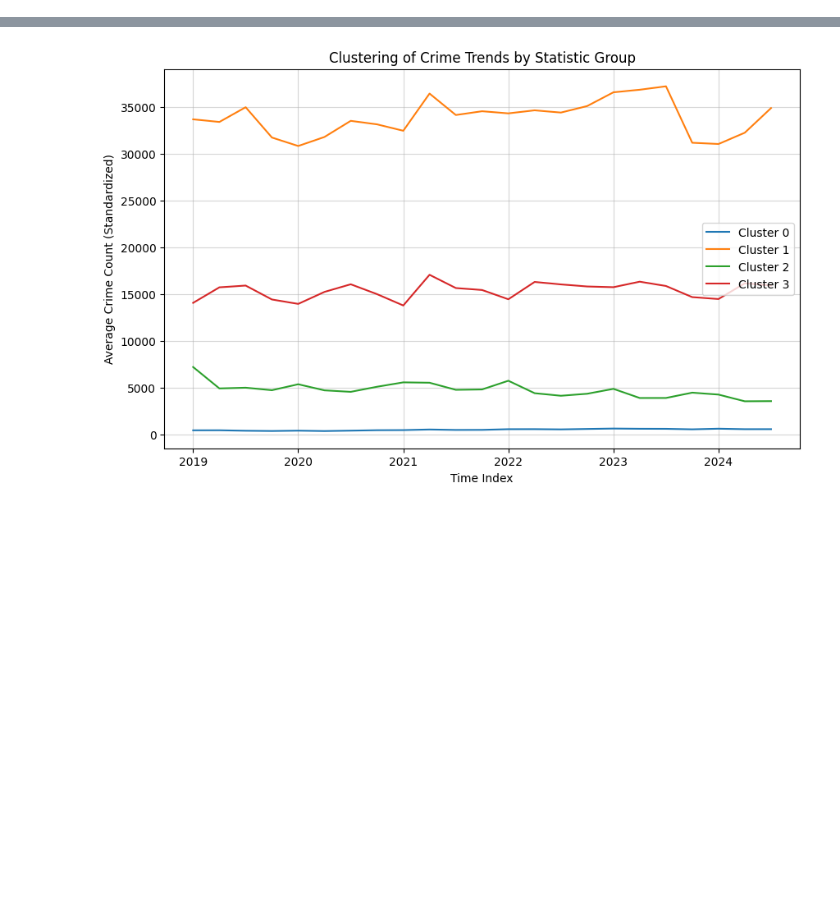
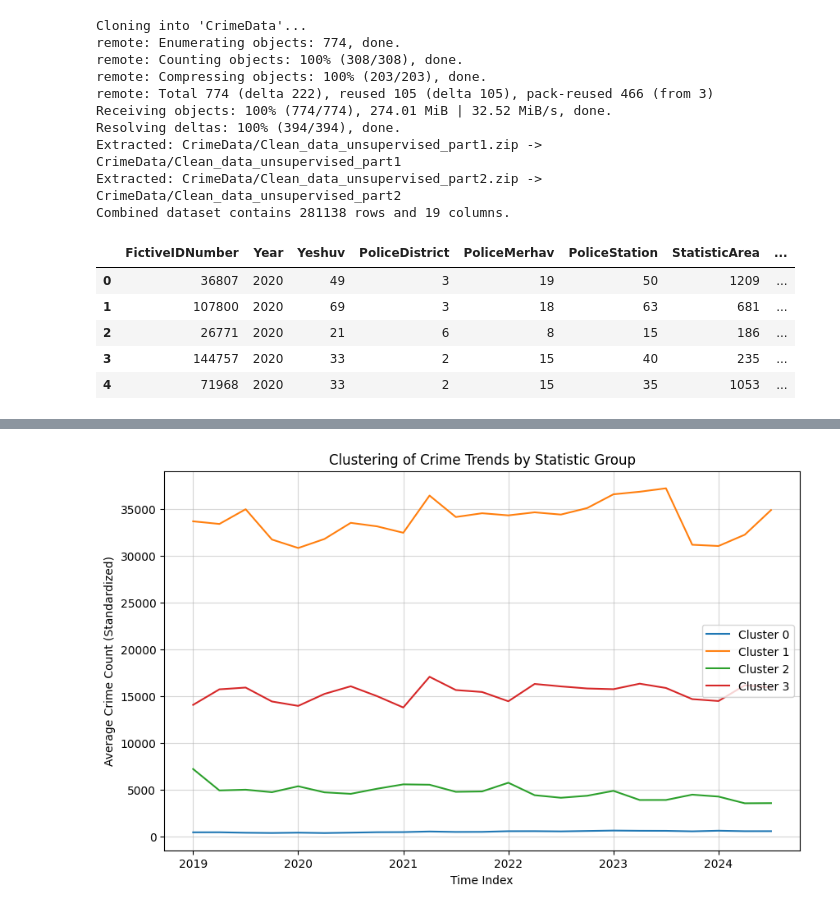
Before and after one commit to orifelszer/CrimeData, a Jupyter notebook: Clustering.ipynb, the cells around one changed output, grey strips where cells are left out. Saved outputs shown, nothing was run; the diff lists cells and outputs as text; code cells hidden in the pictures; blank space fills up the shorter version.

```diff
--- a/Clustering.ipynb
+++ b/Clustering.ipynb
@@ -104,0 +10,69 @@ crime_pivot_scaled = scaler.fit_transform(crime_pivot)
+# %%
+import os
+import zipfile
+
+# הורדת הנתונים מה-GitHub
+!git clone https://github.com/orifelszer/CrimeData.git
+
+# הגדרת התיקייה לאחר ההורדה
+zip_folder = 'CrimeData'
+
+# הגדרת נתיבים ישירים לשני הקבצים
+zip_files = [
+    os.path.join(zip_folder, 'Clean_data_unsupervised_part1.zip'),
+    os.path.join(zip_folder, 'Clean_data_unsupervised_part2.zip')
+]
+
+# רשימה לשמירת נתיבי הקבצים שנפרסו
+extracted_folders = []
+
+# פריסת קבצי ה-ZIP
+for zip_file in zip_files:
+    extract_path = zip_file.replace('.zip', '')  # יצירת שם תיקייה לפי שם הקובץ
+
+    # בדיקה אם הקובץ קיים
+    if os.path.exists(zip_file):
+        # בדיקה אם התיקייה כבר נפרסה
+        if not os.path.exists(extract_path):
+            with zipfile.ZipFile(zip_file, 'r') as zip_ref:
+                zip_ref.extractall(extract_path)
+            print(f"Extracted: {zip_file} -> {extract_path}")
+        else:
+            print(f"Skipped: {zip_file} (Already extracted)")
+    else:
+        print(f"File not found: {zip_file}")
+
+    extracted_folders.append(extract_path)
+
+# איחוד קבצי CSV שפורסו
+dataframes = []
+
+for folder in extracted_folders:
+    for file_name in os.listdir(folder):
+        file_path = os.path.join(folder, file_name)
+        if file_name.endswith('.csv'):
+            df_temp = pd.read_csv(file_path)
+            dataframes.append(df_temp)
+
+# איחוד כל הנתונים למסגרת נתונים אחת
+combined_df = pd.concat(dataframes, ignore_index=True)
+
+# הצגת מסגרת הנתונים המאוחדת
+print(f"Combined dataset contains {combined_df.shape[0]} rows and {combined_df.shape[1]} columns.")
+# %% [output]
+Cloning into 'CrimeData'...
+remote: Enumerating objects: 774, done.
+remote: Counting objects: 100% (308/308), done.
+remote: Compressing objects: 100% (203/203), done.
+remote: Total 774 (delta 222), reused 105 (delta 105), pack-reused 466 (from 3)
+Receiving objects: 100% (774/774), 274.01 MiB | 32.52 MiB/s, done.
+Resolving deltas: 100% (394/394), done.
+Extracted: CrimeData/Clean_data_unsupervised_part1.zip -> CrimeData/Clean_data_unsupervised_part1
+Extracted: CrimeData/Clean_data_unsupervised_part2.zip -> CrimeData/Clean_data_unsupervised_part2
+Combined dataset contains 281138 rows and 19 columns.
+|  | FictiveIDNumber | Year | Yeshuv | PoliceDistrict | PoliceMerhav | PoliceStation | StatisticArea | ... |
+| 0 | 36807 | 2020 | 49 | 3 | 19 | 50 | 1209 | ... |
+| 1 | 107800 | 2020 | 69 | 3 | 18 | 63 | 681 | ... |
+| 2 | 26771 | 2020 | 21 | 6 | 8 | 15 | 186 | ... |
+| 3 | 144757 | 2020 | 33 | 2 | 15 | 40 | 235 | ... |
+| 4 | 71968 | 2020 | 33 | 2 | 15 | 35 | 1053 | ... |
```
Also changed, not shown: parts of 15 cells of this notebook.
